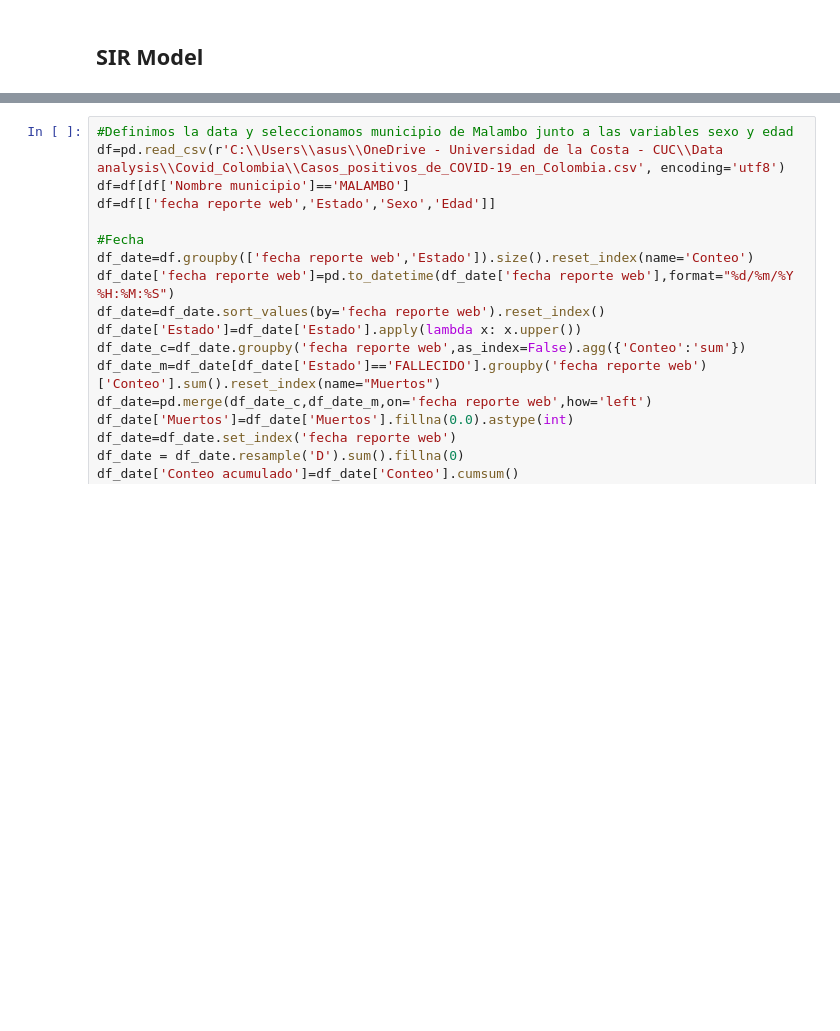
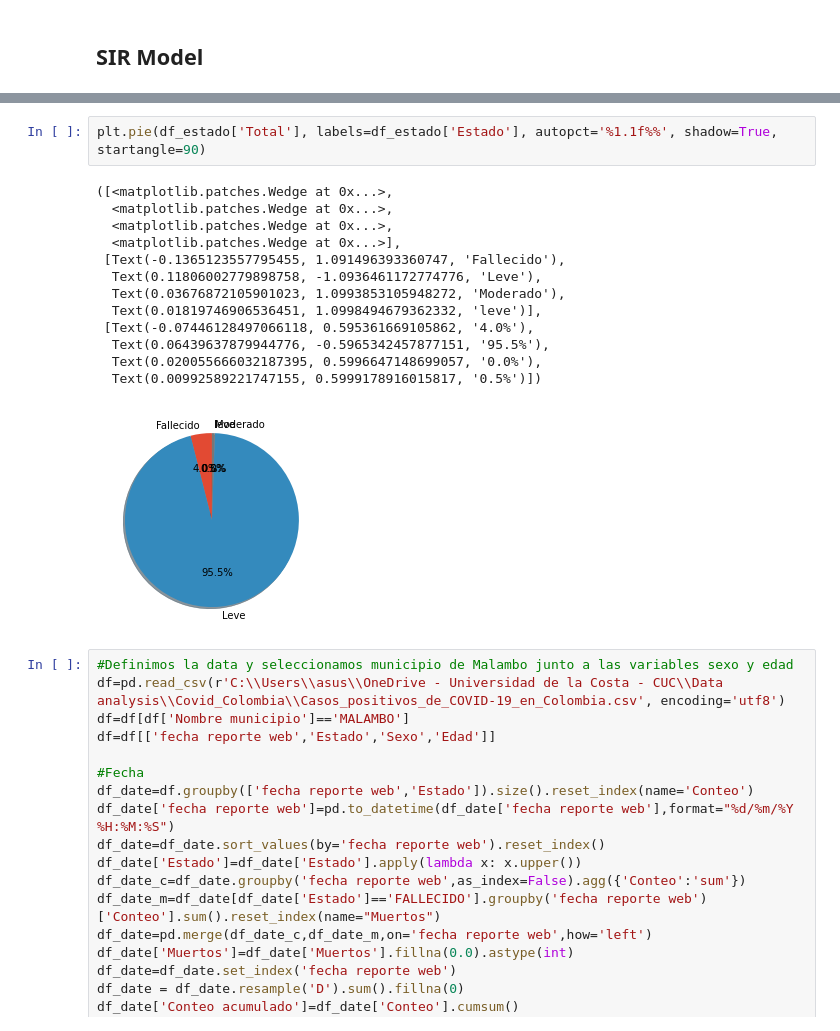
Before and after one commit to gvergaraa77/Covid_Malambo, a Jupyter notebook: Covid_Malambo.ipynb, the cells around one changed output, grey strips where cells are left out. Cells and saved outputs as stored; diff of their text form; blank space fills up the shorter version.

```diff
--- a/Covid_Malambo.ipynb
+++ b/Covid_Malambo.ipynb
@@ -74,3 +182,19 @@ pl.savefig('sirpy')
+# %%
+plt.pie(df_estado['Total'], labels=df_estado['Estado'], autopct='%1.1f%%', shadow=True, startangle=90)
+# %% [output]
+([<matplotlib.patches.Wedge at 0x...>,
+  <matplotlib.patches.Wedge at 0x...>,
+  <matplotlib.patches.Wedge at 0x...>,
+  <matplotlib.patches.Wedge at 0x...>],
+ [Text(-0.1365123557795455, 1.091496393360747, 'Fallecido'),
+  Text(0.11806002779898758, -1.0936461172774776, 'Leve'),
+  Text(0.03676872105901023, 1.0993853105948272, 'Moderado'),
+  Text(0.01819746906536451, 1.0998494679362332, 'leve')],
+ [Text(-0.07446128497066118, 0.595361669105862, '4.0%'),
+  Text(0.06439637879944776, -0.5965342457877151, '95.5%'),
+  Text(0.020055666032187395, 0.5996647148699057, '0.0%'),
+  Text(0.00992589221747155, 0.5999178916015817, '0.5%')])
+[figure, added]
 # %%
 #Definimos la data y seleccionamos municipio de Malambo junto a las variables sexo y edad
 df=pd.read_csv(r'C:\\Users\\asus\\OneDrive - Universidad de la Costa - CUC\\Data analysis\\Covid_Colombia\\Casos_positivos_de_COVID-19_en_Colombia.csv', encoding='utf8')
```
Also changed, not shown: parts of 14 cells of this notebook, 1 other file.
